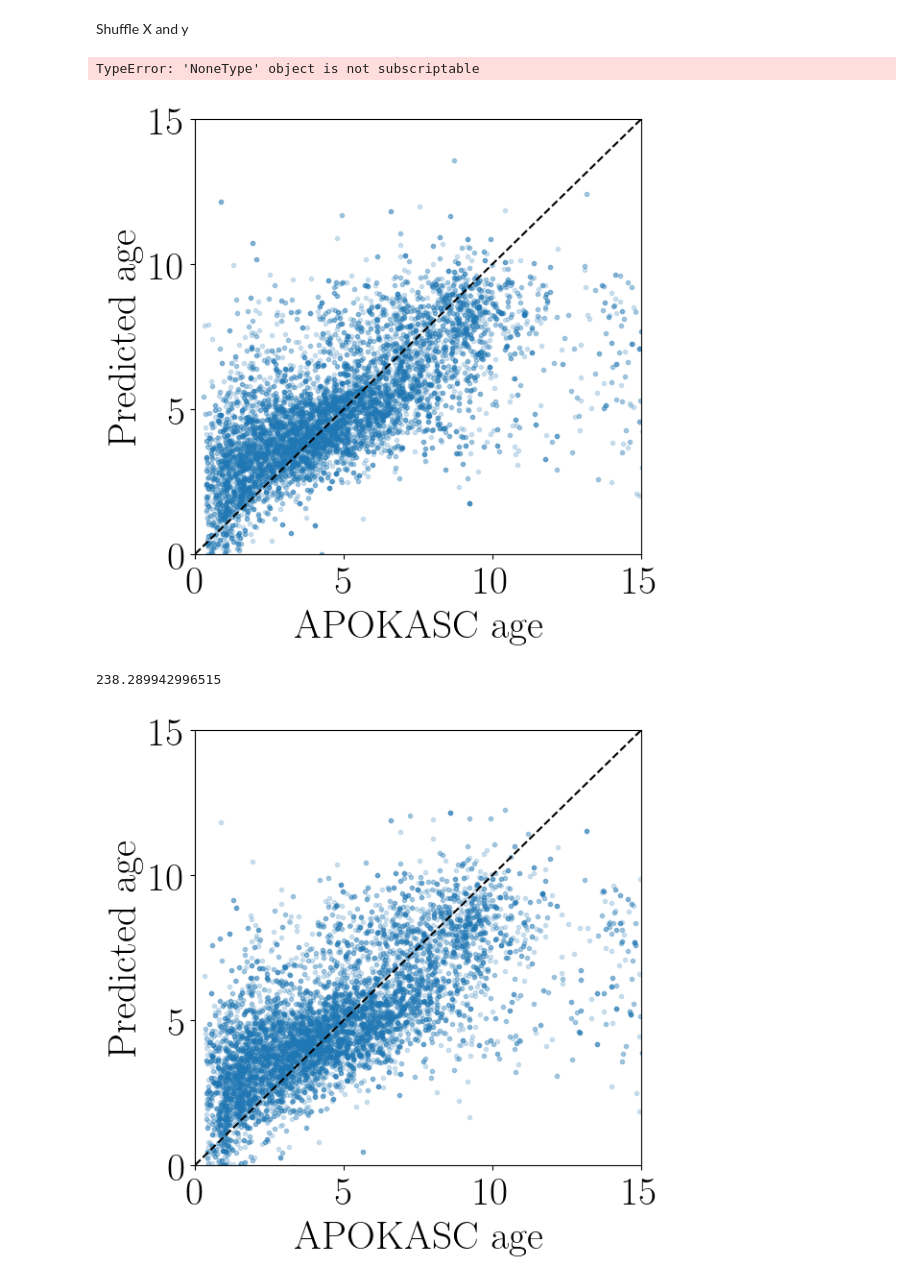
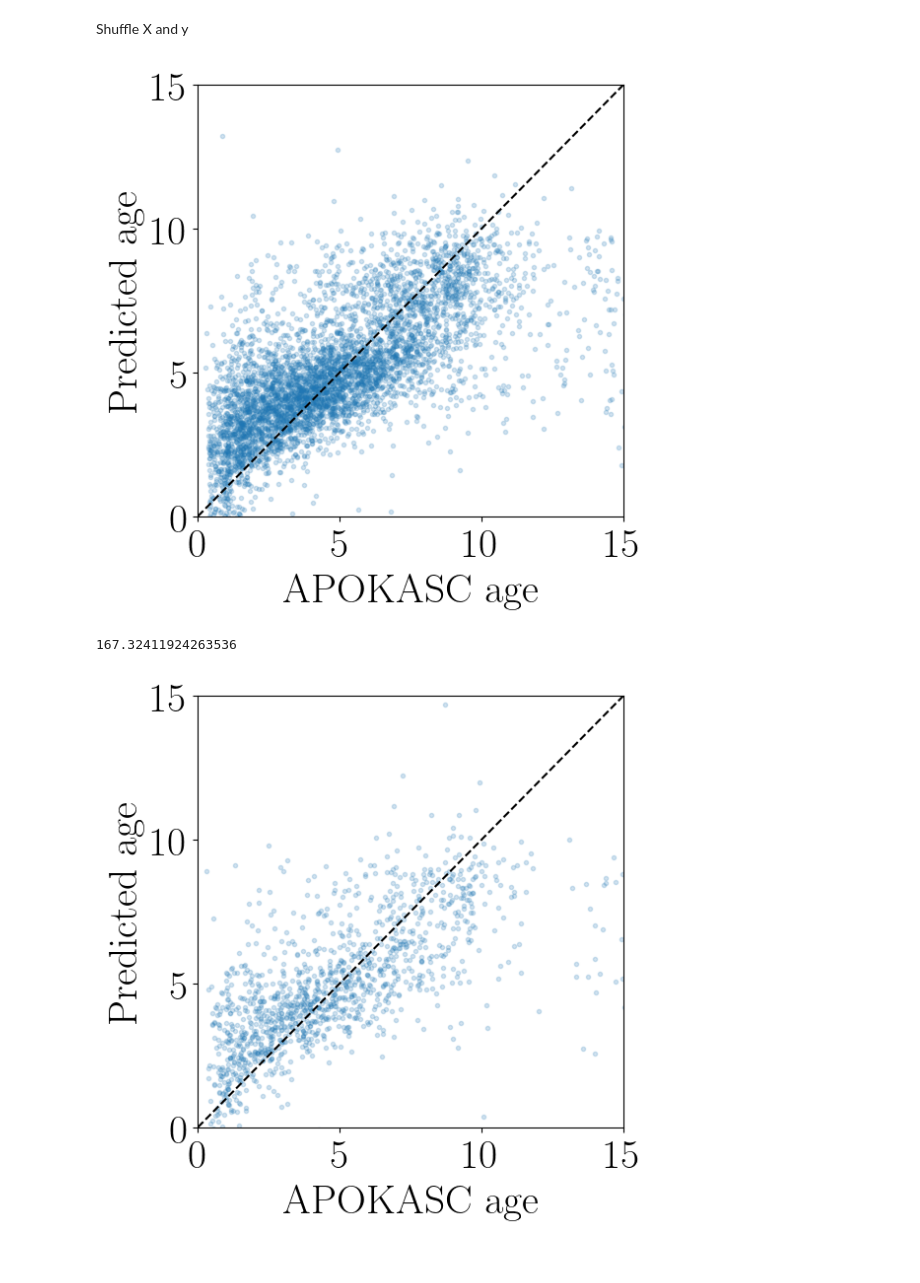
Before and after one commit to RuthAngus/KITP_activity, a Jupyter notebook: Abundances.ipynb, the cells around one changed output. Saved outputs shown, nothing was run; the diff lists cells and outputs as text; code cells hidden in the pictures.

```diff
--- a/Abundances.ipynb
+++ b/Abundances.ipynb
@@ -88,21 +88,18 @@ print(np.shape(X))
 Shuffle X and y
 # %%
 # Define the number of training and validating stars.
-Ntrain = 10000
+Ntrain = 5000
 Ntest = len(y) - Ntrain
 
 # Choose stars at random and split.
 shuffle_inds = np.arange(len(y))
-
+np.random.shuffle(shuffle_inds)
 train_inds = shuffle_inds[:Ntrain]
 test_inds = shuffle_inds[Ntrain:]
 y_train = y[train_inds]
 X_train = X[train_inds, :]
 y_test = y[test_inds]
 X_test = X[test_inds, :]
-print(np.shape(y_train), np.shape(y_test))
-# %% [output]
-TypeError: 'NoneType' object is not subscriptable
 # %%
 weights = train(y_train, X_train)
 # %%
@@ -118,26 +115,28 @@ plt.xlim(0, 15)
 plt.ylim(0, 15)
 plt.xlabel("$\mathrm{APOKASC~age}$")
 plt.ylabel("$\mathrm{Predicted~age}$")
-plt.savefig("abundance_ages.pdf")
+plt.subplots_adjust(left=.18, bottom=.15)
+plt.savefig("abundance_ages_train.pdf")
 # %% [output]
-[figure, old version]
+[figure, new version]
 # %%
 print(np.sqrt(np.sum((y_train - y_predict.T)**2)))
 # %% [output]
-238.289942996515
+167.32411924263536
 # %%
 A_test = np.concatenate((np.ones((len(X_test), 1)), X_test), axis=1)
 y_predict_test = np.dot(weights.T, A_test.T)
 # %%
 xs = np.linspace(0, 15, 100)
 
 plt.figure(figsize=(6, 6), dpi=100)
 plt.plot(y_test, y_predict_test.T, ".", alpha=.2)
 plt.plot(xs, xs, "k--")
 plt.xlim(0, 15)
 plt.ylim(0, 15)
 plt.xlabel("$\mathrm{APOKASC~age}$")
 plt.ylabel("$\mathrm{Predicted~age}$")
-plt.savefig("abundance_ages.pdf")
+plt.subplots_adjust(left=.18, bottom=.15)
+plt.savefig("abundance_ages_test.pdf")
 # %% [output]
-[figure, old version]
+[figure, new version]
```
